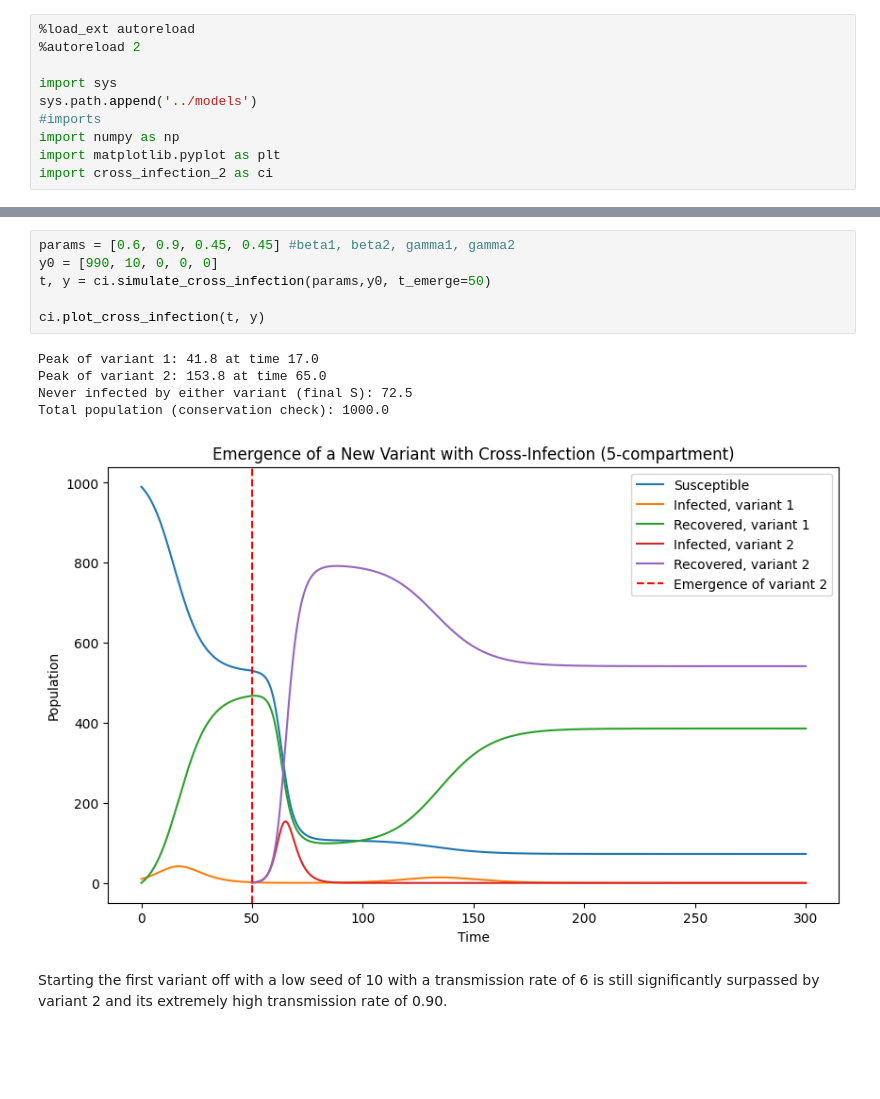
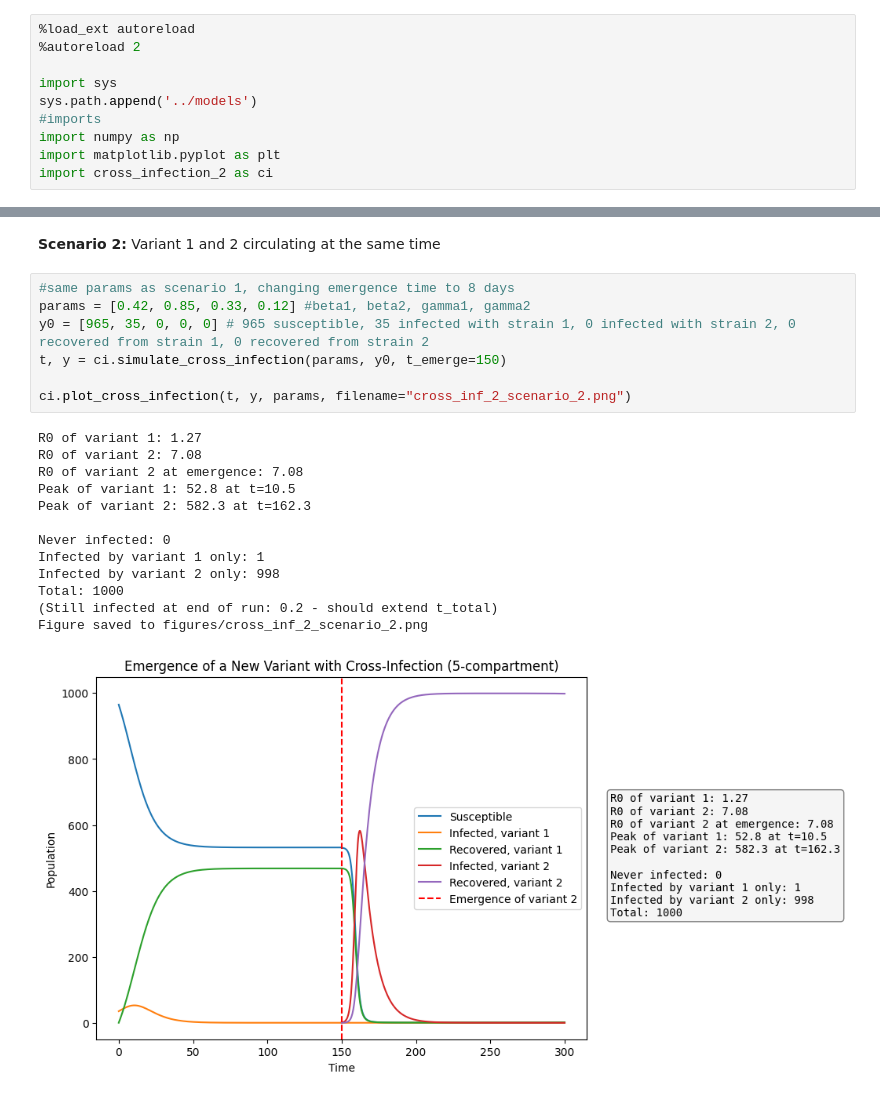
Before and after one commit to kguzman24/epidemic-drivers-through-machine-learning, a Jupyter notebook: notebooks/exploring_cross_infection_2.ipynb, the cells around one changed output, grey strips where cells are left out. Saved outputs shown, nothing was run; the diff lists cells and outputs as text; blank space fills up the shorter version.

Commit message:
cross inf model 2 - finished recoding cross_infection2.py and retested all scenarios

```diff
--- a/notebooks/exploring_cross_infection_2.ipynb
+++ b/notebooks/exploring_cross_infection_2.ipynb
@@ -22,14 +43,23 @@ import cross_infection_2 as ci
+# %% [markdown]
+**Scenario 2:** Variant 1 and 2 circulating at the same time
 # %%
-params = [0.6, 0.9, 0.45, 0.45] #beta1, beta2, gamma1, gamma2
-y0 = [990, 10, 0, 0, 0]
-t, y = ci.simulate_cross_infection(params,y0, t_emerge=50)
+#same params as scenario 1, changing emergence time to 8 days
+params = [0.42, 0.85, 0.33, 0.12] #beta1, beta2, gamma1, gamma2
+y0 = [965, 35, 0, 0, 0] # 965 susceptible, 35 infected with strain 1, 0 infected with strain 2, 0 recovered from strain 1, 0 recovered from strain 2
+t, y = ci.simulate_cross_infection(params, y0, t_emerge=150)
 
-ci.plot_cross_infection(t, y)
+ci.plot_cross_infection(t, y, params, filename="cross_inf_2_scenario_2.png")
 # %% [output]
-Peak of variant 1: 41.8 at time 17.0
-Peak of variant 2: 153.8 at time 65.0
-Never infected by either variant (final S): 72.5
-Total population (conservation check): 1000.0
+R0 of variant 1: 1.27
+R0 of variant 2: 7.08
+R0 of variant 2 at emergence: 7.08
+Peak of variant 1: 52.8 at t=10.5
+Peak of variant 2: 582.3 at t=162.3
+
+Never infected: 0
+Infected by variant 1 only: 1
+Infected by variant 2 only: 998
+Total: 1000
+(Still infected at end of run: 0.2 - should extend t_total)
+Figure saved to figures/cross_inf_2_scenario_2.png
-[figure, old version]
+[figure, new version]
-# %% [markdown]
-Starting the first variant off with a low seed of 10 with a transmission rate of 6 is still significantly surpassed by variant 2 and its extremely high transmission rate of 0.90.
```
Also changed, not shown: parts of 2 cells of this notebook, 5 other files.
